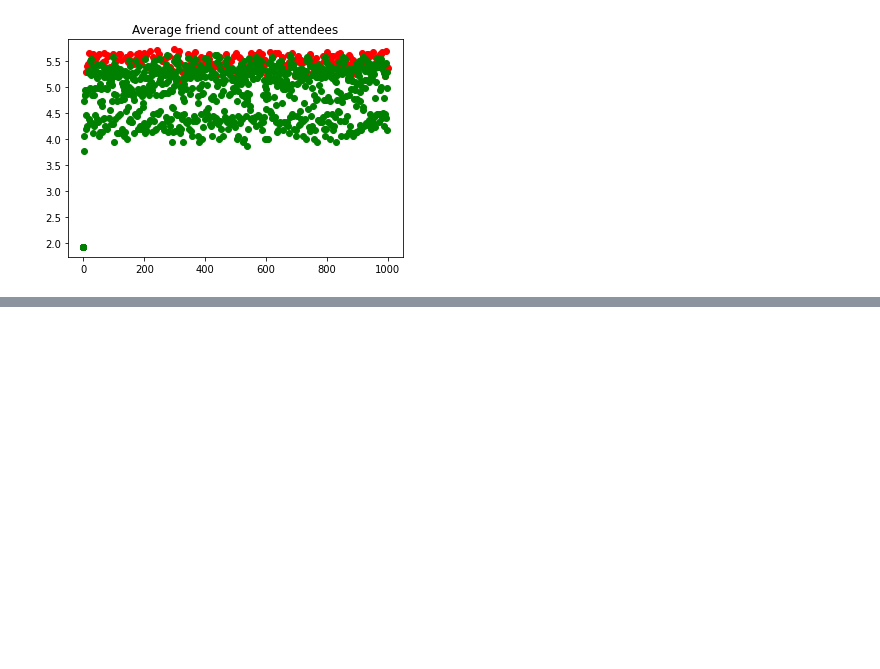
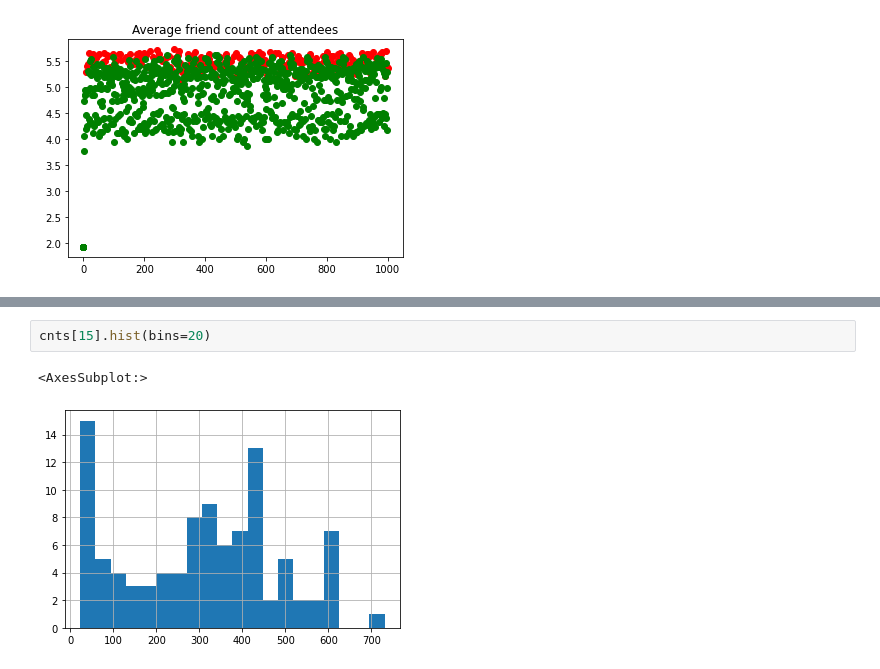
Before and after one commit to rebeku/el-farol, a Jupyter notebook: Notebooks/EF2.ipynb, the cells around one changed output, grey strips where cells are left out. Cells and saved outputs as stored; diff of their text form; blank space fills up the shorter version.

```diff
--- a/Notebooks/EF2.ipynb
+++ b/Notebooks/EF2.ipynb
@@ -495,0 +537,5 @@ np.hstack(Xs).shape
+# %%
+cnts[15].hist(bins=20)
+# %% [output]
+<AxesSubplot:>
+[figure, added]
```
Also changed, not shown: parts of 25 cells of this notebook, 1 other file.
